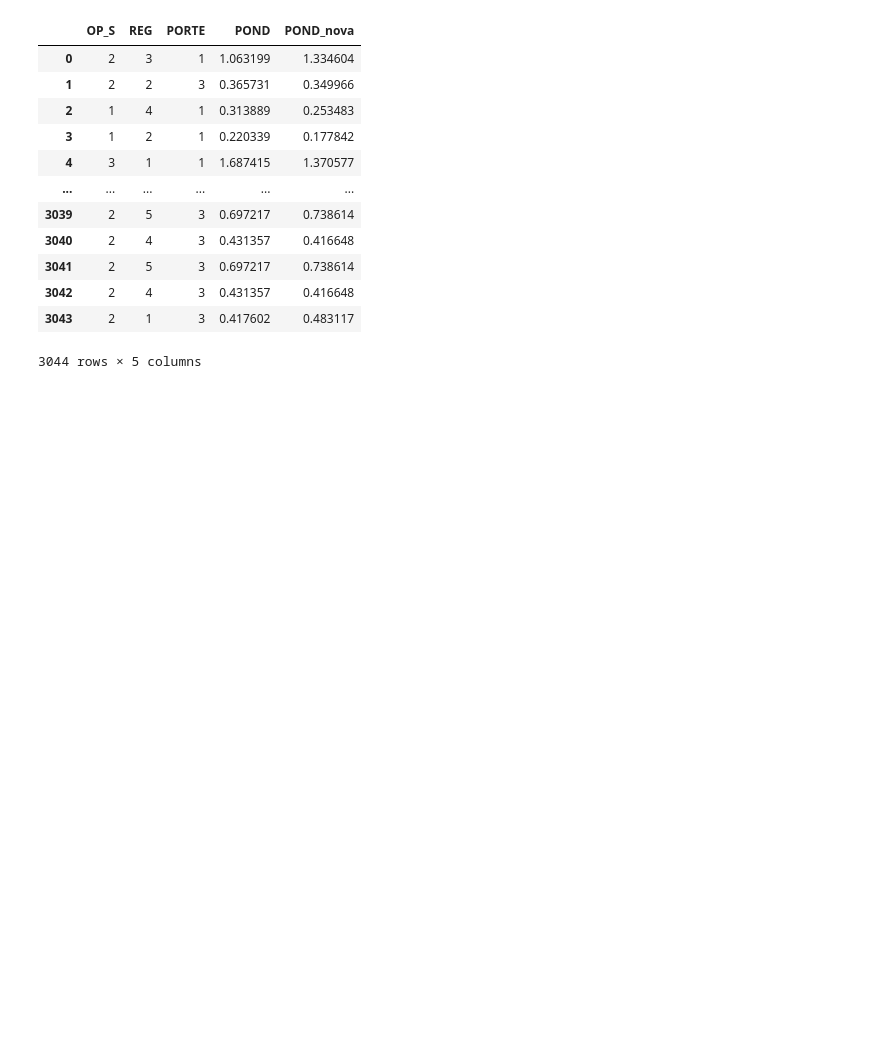
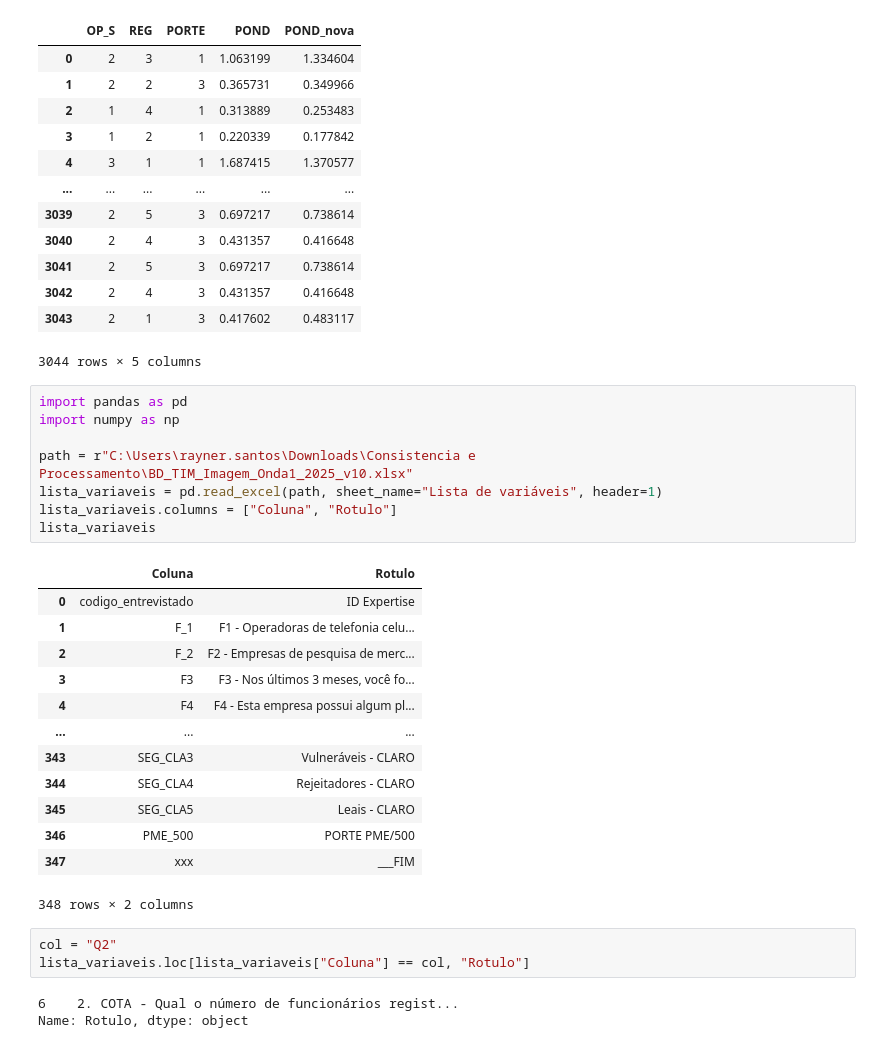
Before and after one commit to RaynerSantos/Processamento-Estatistico, a Jupyter notebook: App_beta/Pond.ipynb, the cells around one changed output. Saved outputs shown, nothing was run; the diff lists cells and outputs as text; blank space fills up the shorter version.

```diff
--- a/App_beta/Pond.ipynb
+++ b/App_beta/Pond.ipynb
@@ -441,3 +385,31 @@ df_atualizado[["OP_S", "REG", "PORTE", "POND", "POND_nova"]]
 | 3042 | 2 | 4 | 3 | 0.431357 | 0.416648 |
 | 3043 | 2 | 1 | 3 | 0.417602 | 0.483117 |
 3044 rows × 5 columns
+# %%
+import pandas as pd
+import numpy as np
+
+path = r"C:\Users\rayner.santos\Downloads\Consistencia e Processamento\BD_TIM_Imagem_Onda1_2025_v10.xlsx"
+lista_variaveis = pd.read_excel(path, sheet_name="Lista de variáveis", header=1)
+lista_variaveis.columns = ["Coluna", "Rotulo"]
+lista_variaveis
+# %% [output]
+|  | Coluna | Rotulo |
+| 0 | codigo_entrevistado | ID Expertise |
+| 1 | F_1 | F1 - Operadoras de telefonia celu... |
+| 2 | F_2 | F2 - Empresas de pesquisa de merc... |
+| 3 | F3 | F3 - Nos últimos 3 meses, você fo... |
+| 4 | F4 | F4 - Esta empresa possui algum pl... |
+| ... | ... | ... |
+| 343 | SEG_CLA3 | Vulneráveis - CLARO |
+| 344 | SEG_CLA4 | Rejeitadores - CLARO |
+| 345 | SEG_CLA5 | Leais - CLARO |
+| 346 | PME_500 | PORTE PME/500 |
+| 347 | xxx | ___FIM |
+348 rows × 2 columns
+# %%
+col = "Q2"
+lista_variaveis.loc[lista_variaveis["Coluna"] == col, "Rotulo"]
+# %% [output]
+6    2. COTA - Qual o número de funcionários regist...
+Name: Rotulo, dtype: object
```
Also changed, not shown: parts of 5 cells of this notebook, 7 other files.
